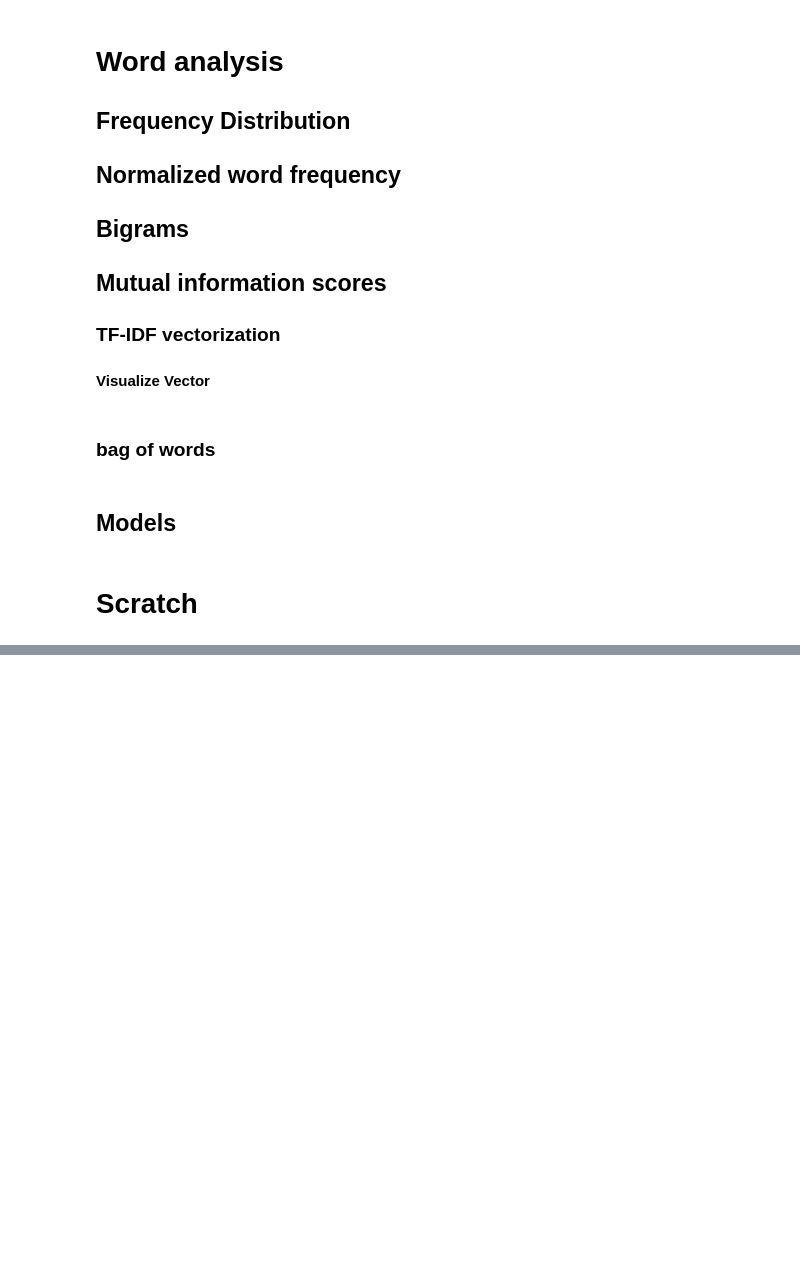
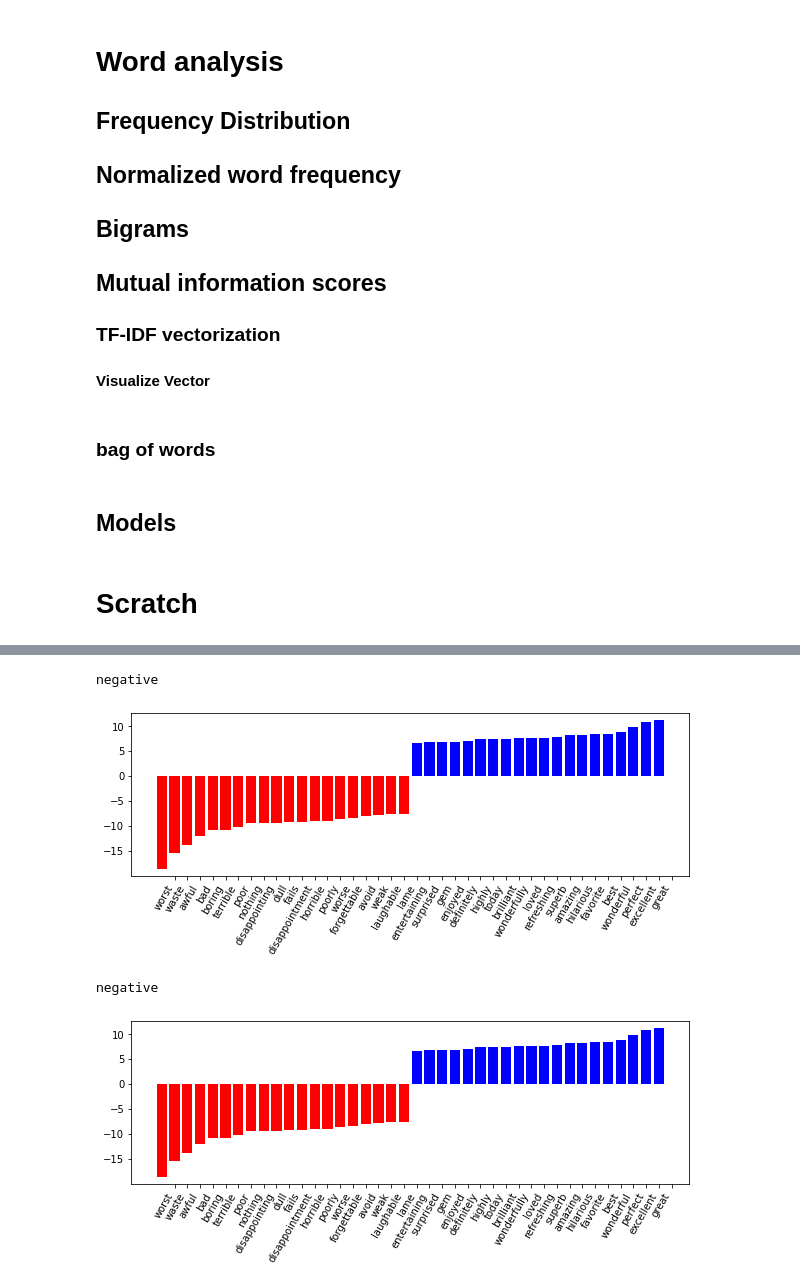
Before and after one commit to Drymander/dsc-phase-4-project, a Jupyter notebook: NLP Notebook 6.18.ipynb, the cells around one changed output, grey strips where cells are left out. Drawn from its saved outputs; the diff is of its cells as text; code cells hidden in the pictures; blank space fills up the shorter version.

```diff
--- a/NLP Notebook 6.18.ipynb
+++ b/NLP Notebook 6.18.ipynb
@@ -246,4 +246,10 @@ cleaned_tokens[0:5]
 # %% [output]
 ['One', 'of', 'the', 'other', 'reviewers']
 # %%
+stop_words_list = stopwords.words('english')
+
 remove_words = ["i've", "i'm", 'br']
+
+stop_words_list += remove_words
+
+stop_words_list
@@ -596,0 +573,10 @@ evaluate_model(tfidf_log, X_train=X_train_tfidf, X_test=X_test_tfidf)
+# %%
+feature_names = tfidf.get_feature_names()
+feature_names
+
+df_coef = pd.DataFrame()
+
+df_coef['features'] = feature_names
+df_coef['coefficients'] = tfidf_log.coef_.flatten()
+
+df_coef.sort_values(by='coefficients', ascending=False)
@@ -649,0 +927,45 @@ evaluate_model(cv_log, X_train=X_train_cv, X_test=X_test_cv)
+# %%
+def plot_coefficients(classifier, feature_names, top_features=20):
+
+    # Access the coefficients from classifier
+    coef = classifier.coef_
+
+    # Access the classes
+    classes = classifier.classes_
+
+    # Iterate the loop for number of classes
+    for i in range(len(classes)):
+
+        i = 0
+        print(classes[i])
+
+        # Access the row containing the coefficients for this class
+        class_coef = coef[i]
+
+
+        # Below this, I have just replaced 'i' in your code with 'class_coef'
+        # Pass this to get top and bottom features
+        top_positive_coefficients = np.argsort(class_coef)[-top_features:]
+        top_negative_coefficients = np.argsort(class_coef)[:top_features]
+
+        # Concatenate the above two
+        top_coefficients = np.hstack([top_negative_coefficients,
+                                      top_positive_coefficients])
+        # create plot
+        plt.figure(figsize=(10, 3))
+
+        colors = ["red" if c < 0 else "blue" for c in class_coef[top_coefficients]]
+        plt.bar(np.arange(2 * top_features), class_coef[top_coefficients], color=colors)
+        feature_names = np.array(feature_names)
+
+        # Here I corrected the start to 0 (Your code has 1, which shifted the labels)
+        plt.xticks(np.arange(1, 1 + 2 * top_features),
+                   feature_names[top_coefficients], rotation=60, ha="right")
+        plt.show()
+
+plot_coefficients(tfidf_log, tfidf.get_feature_names(), top_features=20)
+# %% [output]
+negative
+[figure, added]
+negative
+[figure, added]
```
Also changed, not shown: parts of 70 cells of this notebook.
